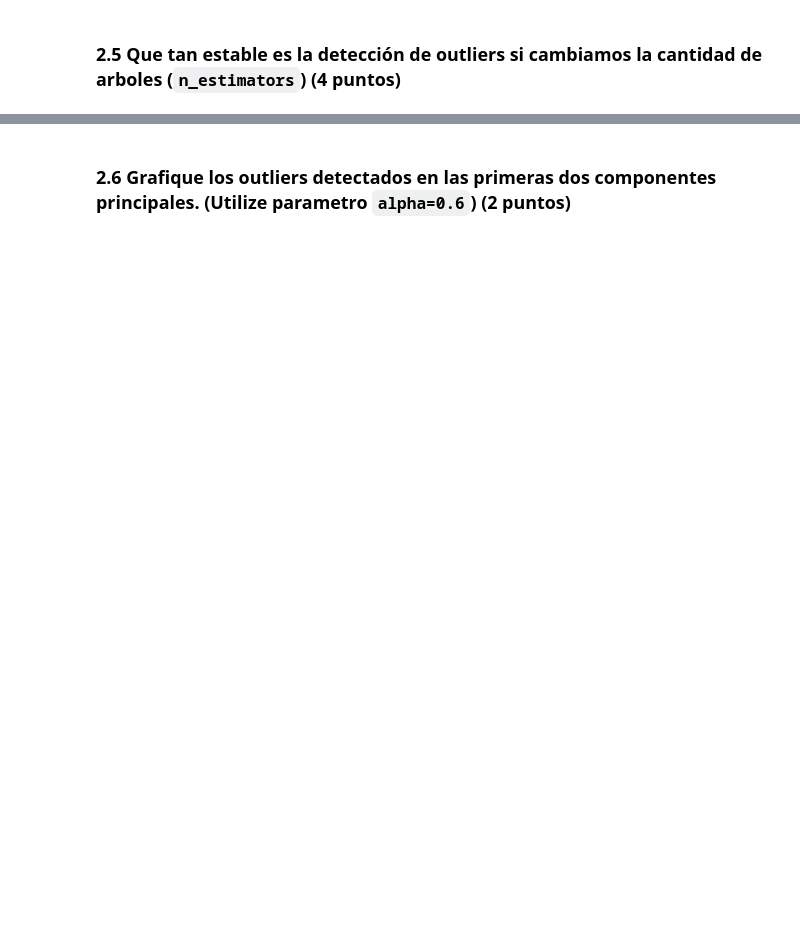
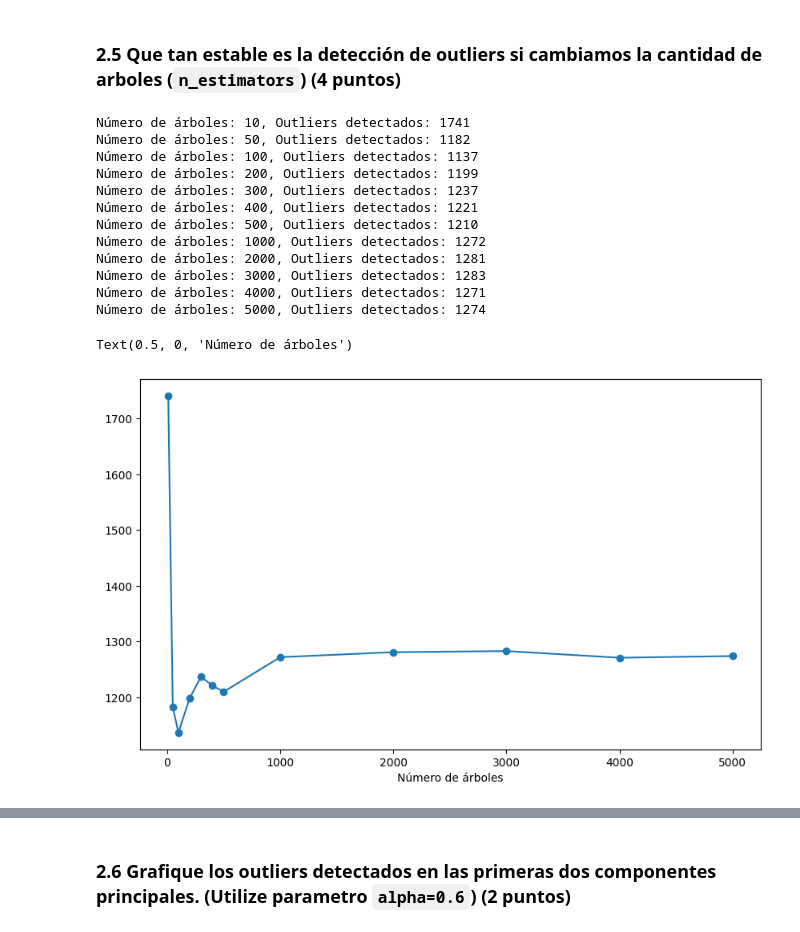
Before and after one commit to VicenteLavagnino/IIC2433, a Jupyter notebook: Tareas/T2/T2-VicenteLavagnino.ipynb, the cells around one changed output, grey strips where cells are left out. Saved outputs shown, nothing was run; the diff lists cells and outputs as text; code cells hidden in the pictures; blank space fills up the shorter version.

````diff
--- a/Tareas/T2/T2-VicenteLavagnino.ipynb
+++ b/Tareas/T2/T2-VicenteLavagnino.ipynb
@@ -177,2 +325,37 @@ Normaliza los valores de las columnas del dataset. ¿Por qué esto es importante
 # %% [markdown]
 ### 2.5 Que tan estable es la detección de outliers si cambiamos la cantidad de arboles (```n_estimators```) (4 puntos)
+# %%
+valores_n_estimators = [10, 50, 100, 200, 300, 400, 500, 1000, 2000, 3000, 4000, 5000]
+variacion_n_estimators = []
+
+for valor in valores_n_estimators:
+    iforest = IsolationForest(n_estimators=valor, random_state=42)
+    iforest.fit(X_pca)
+    outliers = iforest.predict(X_pca)
+    n_outliers = (outliers == -1).sum()
+    variacion_n_estimators.append([valor, n_outliers])
+    print(f"Número de árboles: {valor}, Outliers detectados: {n_outliers}")
+
+# Separar los valores de x e y para el gráfico
+x_valores_n_estimators = [v[0] for v in variacion_n_estimators]
+y_valores_n_estimators = [v[1] for v in variacion_n_estimators]
+
+# Graficar la variación de outliers detectados
+plt.figure(figsize=(10, 6))
+plt.plot(x_valores_n_estimators, y_valores_n_estimators, 'o-')
+plt.xlabel('Número de árboles')
+# %% [output]
+Número de árboles: 10, Outliers detectados: 1741
+Número de árboles: 50, Outliers detectados: 1182
+Número de árboles: 100, Outliers detectados: 1137
+Número de árboles: 200, Outliers detectados: 1199
+Número de árboles: 300, Outliers detectados: 1237
+Número de árboles: 400, Outliers detectados: 1221
+Número de árboles: 500, Outliers detectados: 1210
+Número de árboles: 1000, Outliers detectados: 1272
+Número de árboles: 2000, Outliers detectados: 1281
+Número de árboles: 3000, Outliers detectados: 1283
+Número de árboles: 4000, Outliers detectados: 1271
+Número de árboles: 5000, Outliers detectados: 1274
+Text(0.5, 0, 'Número de árboles')
+[figure, added]
````
Also changed, not shown: parts of 72 cells of this notebook.
